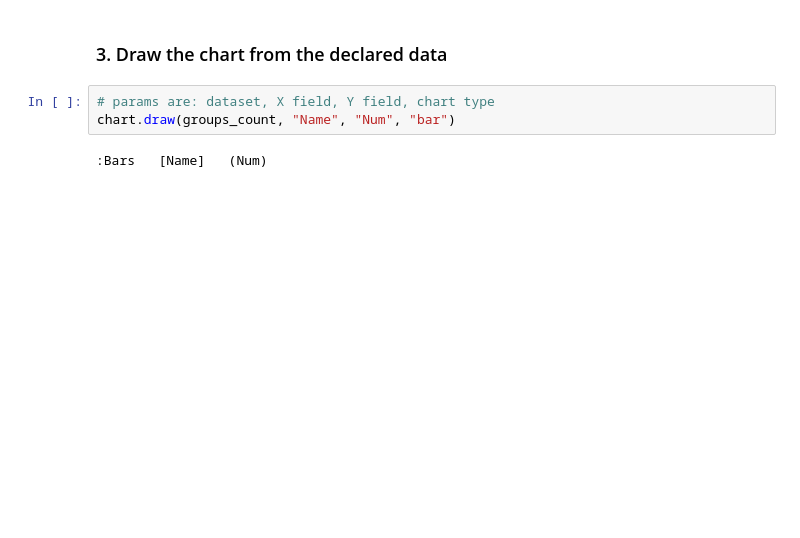
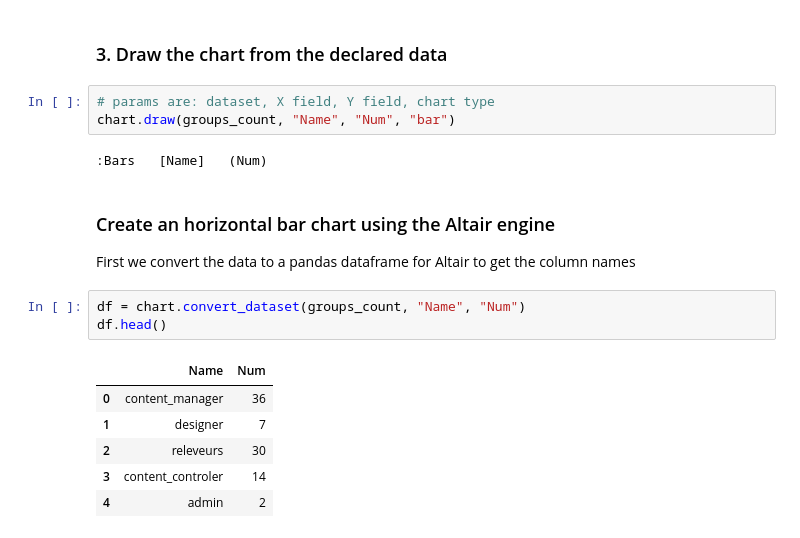
Before and after one commit to synw/django-chartflo-notebooks, a Jupyter notebook: Chartflo demo user groups.ipynb, the cells around one changed output. Saved outputs shown, nothing was run; the diff lists cells and outputs as text; blank space fills up the shorter version.

```diff
--- a/Chartflo demo user groups.ipynb
+++ b/Chartflo demo user groups.ipynb
@@ -44,3 +30,17 @@ hv.extension("bokeh")
 chart.draw(groups_count, "Name", "Num", "bar")
 # %% [output]
 :Bars   [Name]   (Num)
+# %% [markdown]
+### Create an horizontal bar chart using the Altair engine
+
+First we convert the data to a pandas dataframe for Altair to get the column names
+# %%
+df = chart.convert_dataset(groups_count, "Name", "Num")
+df.head()
+# %% [output]
+|  | Name | Num |
+| 0 | content_manager | 36 |
+| 1 | designer | 7 |
+| 2 | releveurs | 30 |
+| 3 | content_controler | 14 |
+| 4 | admin | 2 |
```
Also changed, not shown: parts of 5 cells of this notebook, 1 other file.
